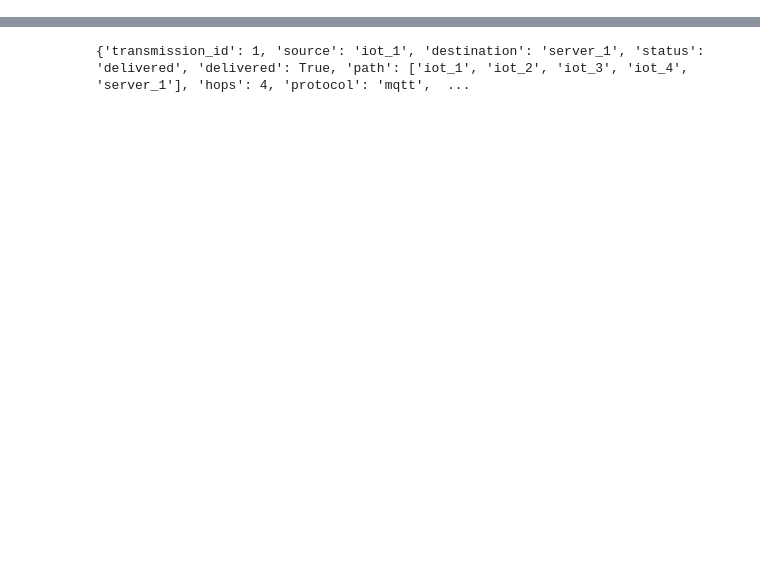
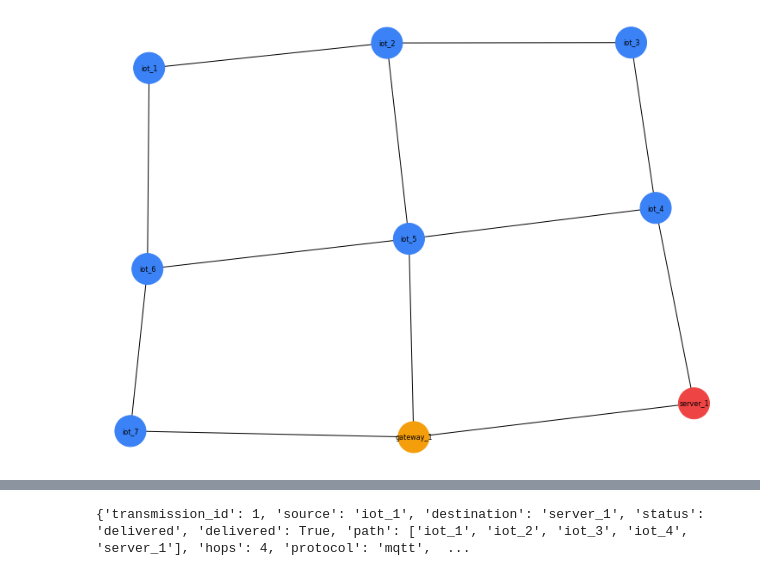
Before and after one commit to sayydaviid/PQC-IOT-SImulator, a Jupyter notebook: Clássico.ipynb, the cells around one changed output, grey strips where cells are left out. Cells and saved outputs as stored; diff of their text form; code cells hidden in the pictures; blank space fills up the shorter version.

```diff
--- a/Clássico.ipynb
+++ b/Clássico.ipynb
@@ -19,10 +19,6 @@ PAYLOAD = {
 }
 # %%
 rede = Network(verbose=True)
-
 rede.set_ready_topology("grade", 3, 3)
-rede.set_protocol("mqtt")
-rede.set_crypto_mode(CRYPTO_MODE)
-
-print(rede.summary())
+rede.draw();
 # %% [output]
@@ -41,0 +30 @@ print(rede.summary())
+[figure, added]
```
Also changed, not shown: parts of 9 cells of this notebook, 18 other files.
